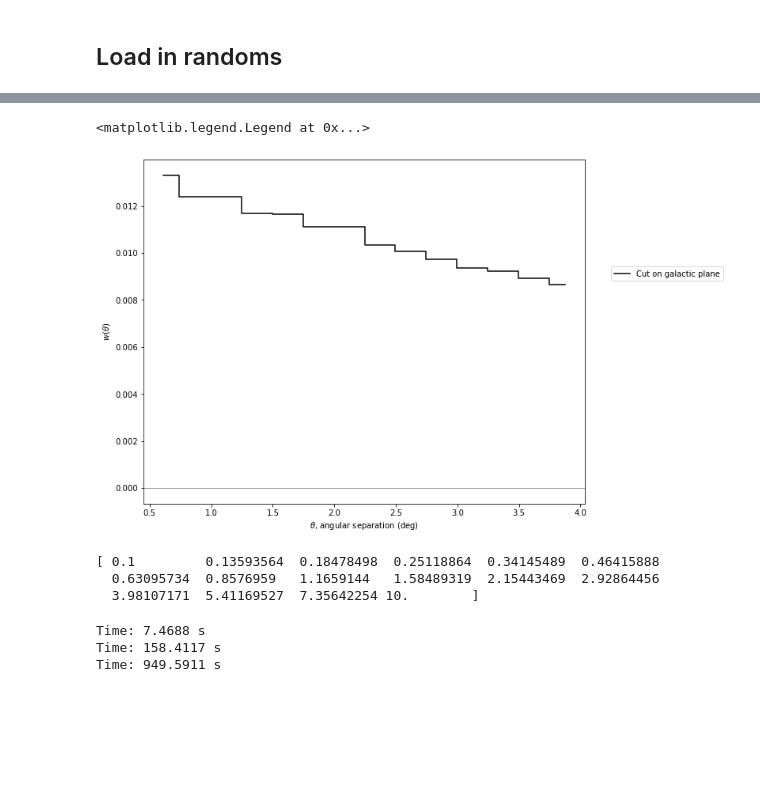
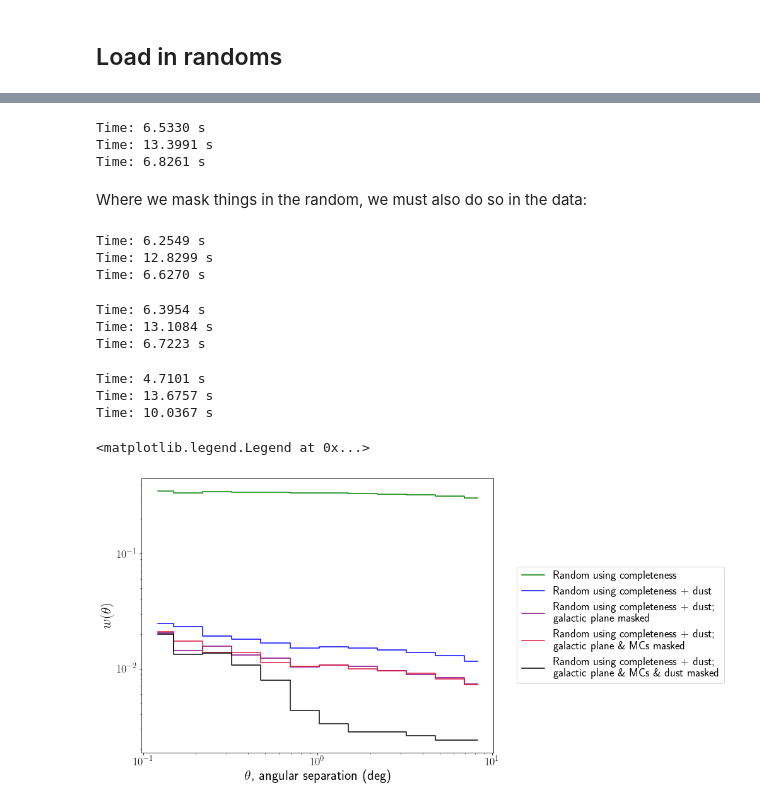
Before and after one commit to kstoreyf/gaia-quasars-lss, a Jupyter notebook: notebooks/2022-07-15_random_checks.ipynb, the cells around one changed output, grey strips where cells are left out. Cells and saved outputs as stored; diff of their text form; code cells hidden in the pictures; blank space fills up the shorter version.

Commit message:
add Av cut dust mask, nice clean random comparison notebook

```diff
--- a/notebooks/2022-07-15_random_checks.ipynb
+++ b/notebooks/2022-07-15_random_checks.ipynb
@@ -178,27 +376,51 @@ Time: 175.9578 s
+# %%
+wtheta_rcompdust_log = correlations.compute_wtheta(theta_edges_log, ra_data, dec_data,
+                                                tab_rcompdust['ra'], tab_rcompdust['dec'])
+# %% [output]
+Time: 6.5330 s
+Time: 13.3991 s
+Time: 6.8261 s
+# %% [markdown]
+Where we mask things in the random, we must also do so in the data:
+# %%
+wtheta_rcompdustplane_log = correlations.compute_wtheta(theta_edges_log, ra_data_plane, dec_data_plane,
+                                                tab_rcompdustplane['ra'], tab_rcompdustplane['dec'])
+# %% [output]
+Time: 6.2549 s
+Time: 12.8299 s
+Time: 6.6270 s
+# %%
+wtheta_rcompdustplanemcs_log = correlations.compute_wtheta(theta_edges_log, ra_data_planemcs, dec_data_planemcs,
+                                                tab_rcompdustplanemcs['ra'], tab_rcompdustplanemcs['dec'])
+# %% [output]
+Time: 6.3954 s
+Time: 13.1084 s
+Time: 6.7223 s
+# %%
+wtheta_rcompdustplanemcsAv_log = correlations.compute_wtheta(theta_edges_log, ra_data_planemcsAv, dec_data_planemcsAv,
+                                                tab_rcompdustplanemcsAv['ra'], tab_rcompdustplanemcsAv['dec'])
+# %% [output]
+Time: 4.7101 s
+Time: 13.6757 s
+Time: 10.0367 s
 # %%
 plt.figure(figsize=(10,8))
-plt.step(theta_avg, wtheta_plane, where='mid', label=rf'Cut on galactic plane', color='k')
+plt.step(theta_avg_log, wtheta_rcomp_log, where='mid', color='green',
+         label=f'Random using completeness')
+plt.step(theta_avg_log, wtheta_rcompdust_log, where='mid', color='blue',
+         label=f'Random using completeness + dust')
+plt.step(theta_avg_log, wtheta_rcompdustplane_log, where='mid', color='purple',
+         label=f'Random using completeness + dust;\n galactic plane masked')
+plt.step(theta_avg_log, wtheta_rcompdustplanemcs_log, where='mid', color='crimson',
+         label=f'Random using completeness + dust;\n galactic plane \& MCs masked')
+plt.step(theta_avg_log, wtheta_rcompdustplanemcsAv_log, where='mid', color='black',
+         label=f'Random using completeness + dust;\n galactic plane \& MCs \& dust masked')
 plt.xlabel(r'$\theta$, angular separation (deg)')
 plt.ylabel(r'$w(\theta)$')
+plt.xscale('log')
+plt.yscale('log')
 plt.axhline(0, color='grey', lw=0.8)
 plt.legend(bbox_to_anchor=(1.05, 0.7))
 # %% [output]
 <matplotlib.legend.Legend at 0x...>
-[figure, old version]
+[figure, new version]
-# %%
-nbins = 15
-theta_edges_log = np.logspace(-1, 1, nbins + 1)
-theta_avg_log = 10**(0.5*(np.log10(theta_edges_log[:-1]) + np.log10(theta_edges_log[1:])))
-print(theta_edges_log)
-# %% [output]
-[ 0.1         0.13593564  0.18478498  0.25118864  0.34145489  0.46415888
-  0.63095734  0.8576959   1.1659144   1.58489319  2.15443469  2.92864456
-  3.98107171  5.41169527  7.35642254 10.        ]
-# %%
-wtheta_plane_log, dd_plane_log, _, _, = correlations.compute_wtheta(theta_edges_log, ra_data, dec_data,
-                                               tab_rdustcompplane['ra'], tab_rdustcompplane['dec'],
-                                               return_full_results=True)
-# %% [output]
-Time: 7.4688 s
-Time: 158.4117 s
-Time: 949.5911 s
```
Also changed, not shown: parts of 50 cells of this notebook, 4 other files.
